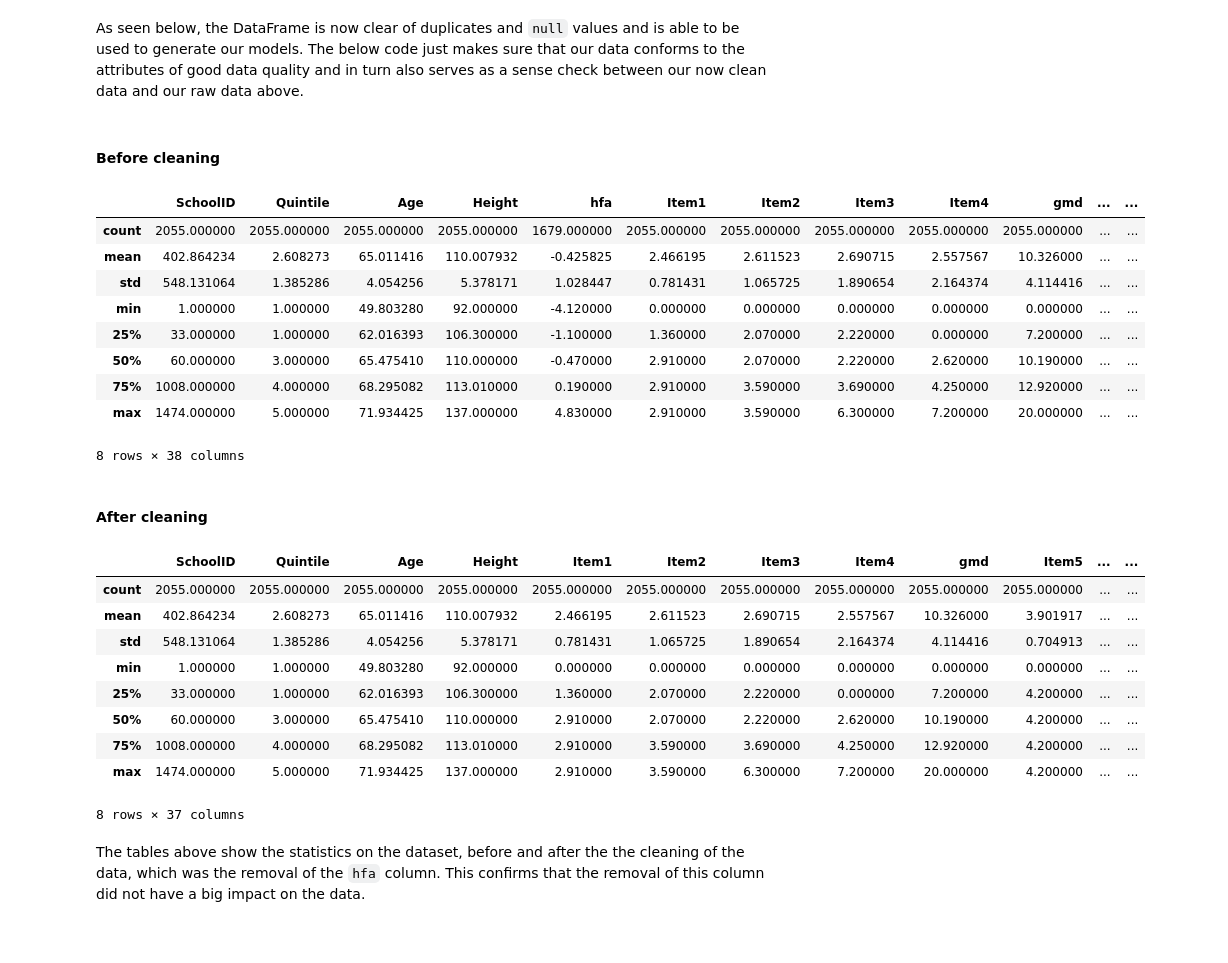
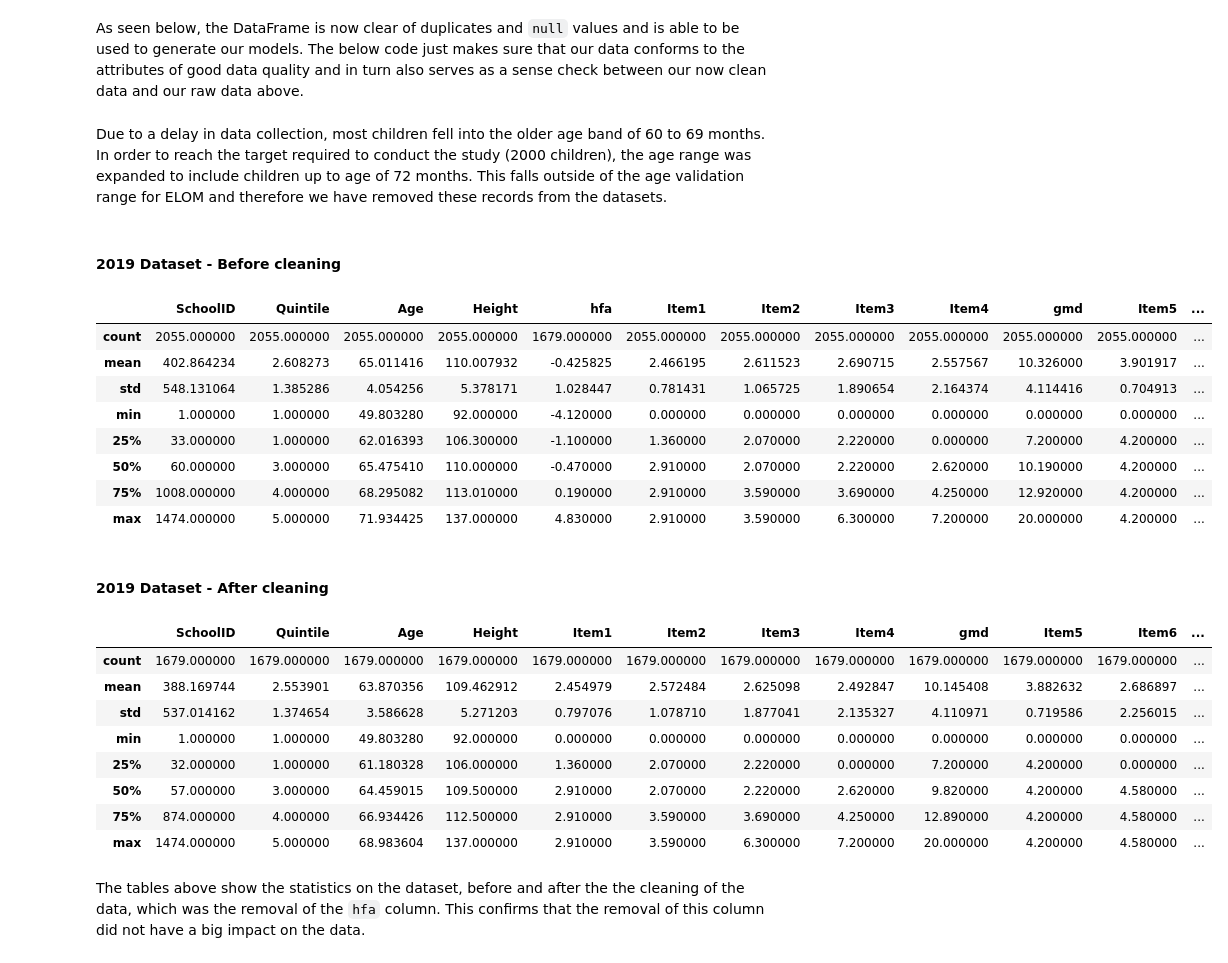
Before and after one commit to bongo1007/DAE, a Jupyter notebook: Project.ipynb, the cells around one changed output. Cells and saved outputs as stored; diff of their text form; code cells hidden in the pictures.

```diff
--- a/Project.ipynb
+++ b/Project.ipynb
@@ -101,5 +101,6 @@ import pandas.testing as pdt
 from IPython.display import display_html,display, Markdown
 from matplotlib import pyplot as plt
 np.set_printoptions(suppress=True, precision=7)
+pd.set_option("display.max_columns",55)
 # %% [markdown]
 #### Importing data
@@ -125,0 +107,10 @@ display(df)
+# %%
+df2019 = pd.read_stata('elom.dta')
+df2019Original = df2019.copy()
+df2016 = pd.read_stata('elom2016.dta')
+df2016Original = df2016.copy()
+
+display(Markdown("#### 2019 Dataset"))
+display(df2019.head())
+display(Markdown("#### 2016 Dataset"))
+display(df2016.head())
@@ -238,3 +232,6 @@ dfClean = dfClean.drop(['hfa'],axis=1)
+# %%
+df2019 = df2019.drop(['hfa'],axis=1)
+df2016 = df2016.drop(['Assessor','Traditional','WHOScreen','hfa'],axis=1)
 # %% [markdown]
 For the next part of the data cleaning process, we examined each categorical variable in our DataFrame and ensured that order was present in only the variables where applicable.
 # %%
@@ -296,33 +255,38 @@ Categories (4, object): ['Almost never' < 'Sometimes' < 'Often' < 'Almost always
 # %% [markdown]
 As seen below, the DataFrame is now clear of duplicates and `null` values and is able to be used to generate our models. The below code just makes sure that our data conforms to the attributes of good data quality and in turn also serves as a sense check between our now clean data and our raw data above.
+# %% [markdown]
+Due to a delay in data collection, most children fell into the older age band of 60 to 69 months.
+In order to reach the target required to conduct the study (2000 children), the age range was expanded to include children up to age of 72 months. This falls outside of
+the age validation range for ELOM and therefore we have removed these records from the datasets.
+# %%
+df2019 = df2019[df2019.Age<69]
+df2016 = df2016[df2016.Age<69]
 # %%
-display(Markdown("#### Before cleaning"))
-display(df.describe())
-display(Markdown("#### After cleaning"))
-display(dfClean.describe())
+display(Markdown("#### 2019 Dataset - Before cleaning"))
+display(df2019Original.describe())
+display(Markdown("#### 2019 Dataset - After cleaning"))
+display(df2019.describe())
 # %% [output]
-#### Before cleaning
+#### 2019 Dataset - Before cleaning
-|  | SchoolID | Quintile | Age | Height | hfa | Item1 | Item2 | Item3 | Item4 | gmd | ... | ... |
-| count | 2055.000000 | 2055.000000 | 2055.000000 | 2055.000000 | 1679.000000 | 2055.000000 | 2055.000000 | 2055.000000 | 2055.000000 | 2055.000000 | ... | ... |
-| mean | 402.864234 | 2.608273 | 65.011416 | 110.007932 | -0.425825 | 2.466195 | 2.611523 | 2.690715 | 2.557567 | 10.326000 | ... | ... |
-| std | 548.131064 | 1.385286 | 4.054256 | 5.378171 | 1.028447 | 0.781431 | 1.065725 | 1.890654 | 2.164374 | 4.114416 | ... | ... |
-| min | 1.000000 | 1.000000 | 49.803280 | 92.000000 | -4.120000 | 0.000000 | 0.000000 | 0.000000 | 0.000000 | 0.000000 | ... | ... |
-| 25% | 33.000000 | 1.000000 | 62.016393 | 106.300000 | -1.100000 | 1.360000 | 2.070000 | 2.220000 | 0.000000 | 7.200000 | ... | ... |
-| 50% | 60.000000 | 3.000000 | 65.475410 | 110.000000 | -0.470000 | 2.910000 | 2.070000 | 2.220000 | 2.620000 | 10.190000 | ... | ... |
-| 75% | 1008.000000 | 4.000000 | 68.295082 | 113.010000 | 0.190000 | 2.910000 | 3.590000 | 3.690000 | 4.250000 | 12.920000 | ... | ... |
-| max | 1474.000000 | 5.000000 | 71.934425 | 137.000000 | 4.830000 | 2.910000 | 3.590000 | 6.300000 | 7.200000 | 20.000000 | ... | ... |
+|  | SchoolID | Quintile | Age | Height | hfa | Item1 | Item2 | Item3 | Item4 | gmd | Item5 | ... |
+| count | 2055.000000 | 2055.000000 | 2055.000000 | 2055.000000 | 1679.000000 | 2055.000000 | 2055.000000 | 2055.000000 | 2055.000000 | 2055.000000 | 2055.000000 | ... |
+| mean | 402.864234 | 2.608273 | 65.011416 | 110.007932 | -0.425825 | 2.466195 | 2.611523 | 2.690715 | 2.557567 | 10.326000 | 3.901917 | ... |
+| std | 548.131064 | 1.385286 | 4.054256 | 5.378171 | 1.028447 | 0.781431 | 1.065725 | 1.890654 | 2.164374 | 4.114416 | 0.704913 | ... |
+| min | 1.000000 | 1.000000 | 49.803280 | 92.000000 | -4.120000 | 0.000000 | 0.000000 | 0.000000 | 0.000000 | 0.000000 | 0.000000 | ... |
+| 25% | 33.000000 | 1.000000 | 62.016393 | 106.300000 | -1.100000 | 1.360000 | 2.070000 | 2.220000 | 0.000000 | 7.200000 | 4.200000 | ... |
+| 50% | 60.000000 | 3.000000 | 65.475410 | 110.000000 | -0.470000 | 2.910000 | 2.070000 | 2.220000 | 2.620000 | 10.190000 | 4.200000 | ... |
+| 75% | 1008.000000 | 4.000000 | 68.295082 | 113.010000 | 0.190000 | 2.910000 | 3.590000 | 3.690000 | 4.250000 | 12.920000 | 4.200000 | ... |
+| max | 1474.000000 | 5.000000 | 71.934425 | 137.000000 | 4.830000 | 2.910000 | 3.590000 | 6.300000 | 7.200000 | 20.000000 | 4.200000 | ... |
-8 rows × 38 columns
-#### After cleaning
+#### 2019 Dataset - After cleaning
-|  | SchoolID | Quintile | Age | Height | Item1 | Item2 | Item3 | Item4 | gmd | Item5 | ... | ... |
-| count | 2055.000000 | 2055.000000 | 2055.000000 | 2055.000000 | 2055.000000 | 2055.000000 | 2055.000000 | 2055.000000 | 2055.000000 | 2055.000000 | ... | ... |
-| mean | 402.864234 | 2.608273 | 65.011416 | 110.007932 | 2.466195 | 2.611523 | 2.690715 | 2.557567 | 10.326000 | 3.901917 | ... | ... |
-| std | 548.131064 | 1.385286 | 4.054256 | 5.378171 | 0.781431 | 1.065725 | 1.890654 | 2.164374 | 4.114416 | 0.704913 | ... | ... |
-| min | 1.000000 | 1.000000 | 49.803280 | 92.000000 | 0.000000 | 0.000000 | 0.000000 | 0.000000 | 0.000000 | 0.000000 | ... | ... |
-| 25% | 33.000000 | 1.000000 | 62.016393 | 106.300000 | 1.360000 | 2.070000 | 2.220000 | 0.000000 | 7.200000 | 4.200000 | ... | ... |
-| 50% | 60.000000 | 3.000000 | 65.475410 | 110.000000 | 2.910000 | 2.070000 | 2.220000 | 2.620000 | 10.190000 | 4.200000 | ... | ... |
-| 75% | 1008.000000 | 4.000000 | 68.295082 | 113.010000 | 2.910000 | 3.590000 | 3.690000 | 4.250000 | 12.920000 | 4.200000 | ... | ... |
-| max | 1474.000000 | 5.000000 | 71.934425 | 137.000000 | 2.910000 | 3.590000 | 6.300000 | 7.200000 | 20.000000 | 4.200000 | ... | ... |
+|  | SchoolID | Quintile | Age | Height | Item1 | Item2 | Item3 | Item4 | gmd | Item5 | Item6 | ... |
+| count | 1679.000000 | 1679.000000 | 1679.000000 | 1679.000000 | 1679.000000 | 1679.000000 | 1679.000000 | 1679.000000 | 1679.000000 | 1679.000000 | 1679.000000 | ... |
+| mean | 388.169744 | 2.553901 | 63.870356 | 109.462912 | 2.454979 | 2.572484 | 2.625098 | 2.492847 | 10.145408 | 3.882632 | 2.686897 | ... |
+| std | 537.014162 | 1.374654 | 3.586628 | 5.271203 | 0.797076 | 1.078710 | 1.877041 | 2.135327 | 4.110971 | 0.719586 | 2.256015 | ... |
+| min | 1.000000 | 1.000000 | 49.803280 | 92.000000 | 0.000000 | 0.000000 | 0.000000 | 0.000000 | 0.000000 | 0.000000 | 0.000000 | ... |
+| 25% | 32.000000 | 1.000000 | 61.180328 | 106.000000 | 1.360000 | 2.070000 | 2.220000 | 0.000000 | 7.200000 | 4.200000 | 0.000000 | ... |
+| 50% | 57.000000 | 3.000000 | 64.459015 | 109.500000 | 2.910000 | 2.070000 | 2.220000 | 2.620000 | 9.820000 | 4.200000 | 4.580000 | ... |
+| 75% | 874.000000 | 4.000000 | 66.934426 | 112.500000 | 2.910000 | 3.590000 | 3.690000 | 4.250000 | 12.890000 | 4.200000 | 4.580000 | ... |
+| max | 1474.000000 | 5.000000 | 68.983604 | 137.000000 | 2.910000 | 3.590000 | 6.300000 | 7.200000 | 20.000000 | 4.200000 | 4.580000 | ... |
-8 rows × 37 columns
 # %% [markdown]
 The tables above show the statistics on the dataset, before and after the the cleaning of the data, which was the removal of the `hfa` column. This confirms that the removal of this column did not have a big impact on the data.
 # %% [markdown]
```
Also changed, not shown: parts of 19 cells of this notebook.
